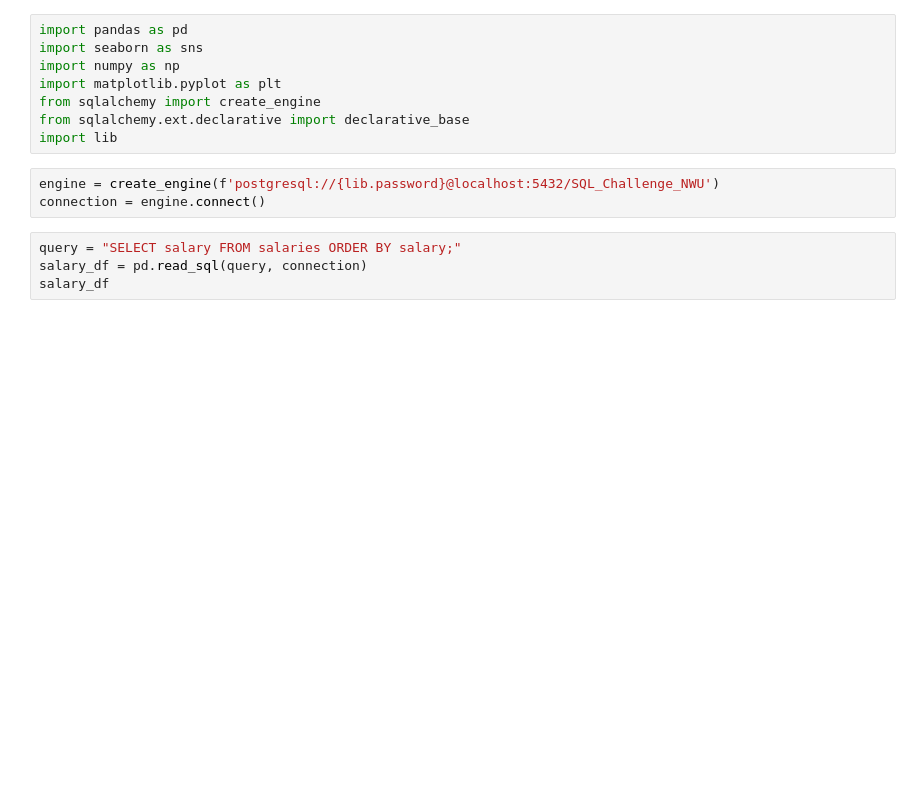
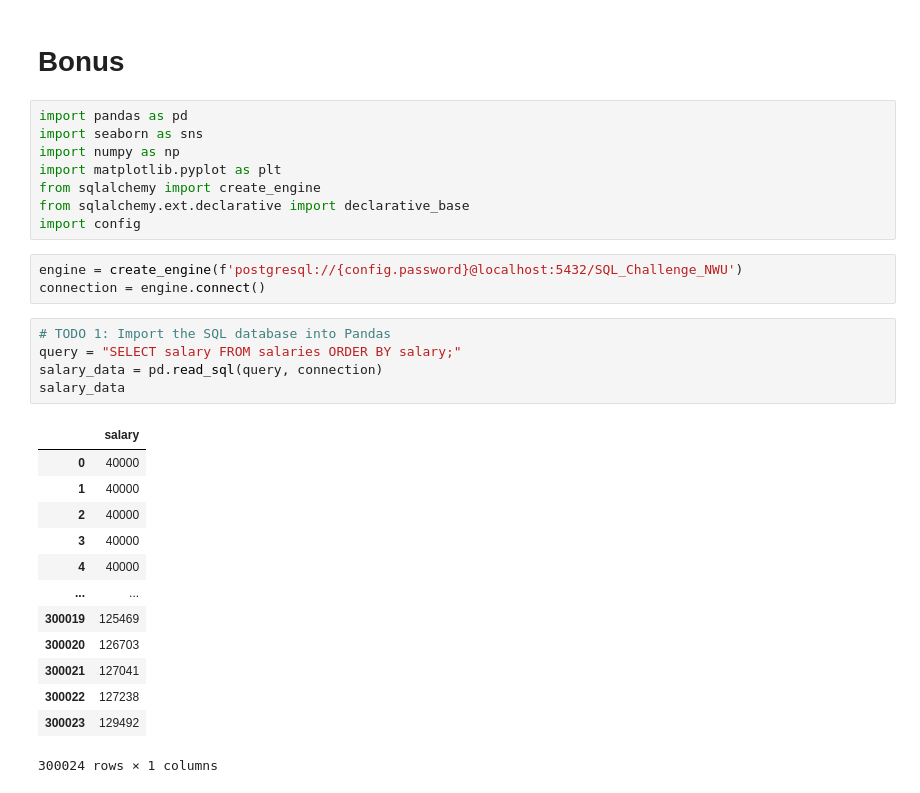
Before and after one commit to yaf978/SQL-Challenge, a Jupyter notebook: Employees.ipynb, the cells around one changed output. Drawn from its saved outputs; the diff is of its cells as text; blank space fills up the shorter version.

```diff
--- a/Employees.ipynb
+++ b/Employees.ipynb
@@ -1,3 +1,5 @@
+# %% [markdown]
+# Bonus
 # %%
 import pandas as pd
 import seaborn as sns
@@ -5,11 +7,26 @@ import numpy as np
 import matplotlib.pyplot as plt
 from sqlalchemy import create_engine
 from sqlalchemy.ext.declarative import declarative_base
-import lib
+import config
 # %%
-engine = create_engine(f'postgresql://{lib.password}@localhost:5432/SQL_Challenge_NWU')
+engine = create_engine(f'postgresql://{config.password}@localhost:5432/SQL_Challenge_NWU')
 connection = engine.connect()
 # %%
+# TODO 1: Import the SQL database into Pandas
 query = "SELECT salary FROM salaries ORDER BY salary;"
-salary_df = pd.read_sql(query, connection)
-salary_df
+salary_data = pd.read_sql(query, connection)
+salary_data
+# %% [output]
+|  | salary |
+| 0 | 40000 |
+| 1 | 40000 |
+| 2 | 40000 |
+| 3 | 40000 |
+| 4 | 40000 |
+| ... | ... |
+| 300019 | 125469 |
+| 300020 | 126703 |
+| 300021 | 127041 |
+| 300022 | 127238 |
+| 300023 | 129492 |
+300024 rows × 1 columns
```
Also changed, not shown: parts of 4 cells of this notebook, 2 other files.
